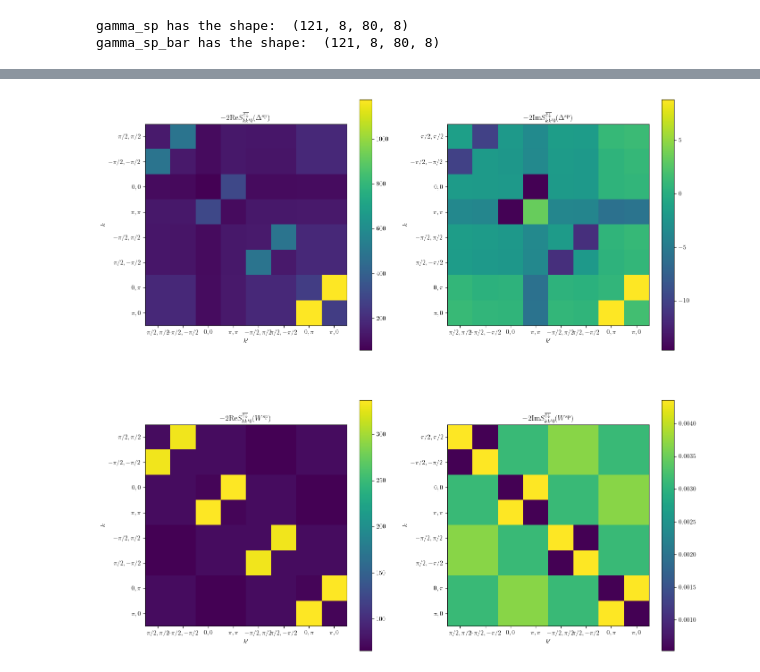
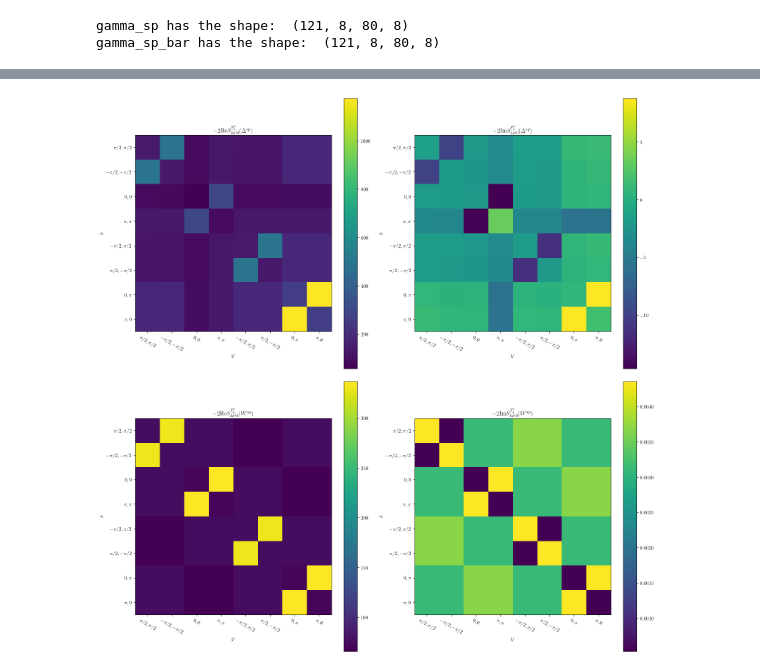
Before and after one commit to yangyu1412/Tc_SBE, a Jupyter notebook: SBE_eigen.ipynb, the cells around one changed output, grey strips where cells are left out. Cells and saved outputs as stored; diff of their text form; code cells hidden in the pictures.

```diff
--- a/SBE_eigen.ipynb
+++ b/SBE_eigen.ipynb
@@ -3,5 +3,4 @@ import numpy as np
 import h5py
 import pandas as pd
 import matplotlib.pyplot as plt
-#set latex
-plt.rc('text', usetex=True)
+plt.rcParams['text.usetex']=True
@@ -354,8 +358,10 @@ for i in range(2):
     for j in range(2):
         axes[i,j].set_xticks(np.arange(len(k_points)))
         axes[i,j].set_yticks(np.arange(len(k_points)))
-        axes[i,j].set_xticklabels(k_points_str)
+        axes[i,j].set_xticklabels(k_points_str, rotation=330)
         axes[i,j].set_yticklabels(k_points_str)
         axes[i,j].set_xlabel("$k'$")
         axes[i,j].set_ylabel("$k$")
+fig.tight_layout()
+fig.savefig("S_si.pdf")
 # %% [output]
@@ -363,32 +369,35 @@ for i in range(2):
 # %%
 q = np.array([0.,0.])
 omega_ind = 0
 nu_ind = 1
 nup_ind = 1
 S_up_down_bar_mat_k_kp = np.array([[S_up_down_bar_sp(omega_ind, q, nu_ind, k, nup_ind, kp) for kp in k_points] for k in k_points])
 S_up_down_bar_mat_k_kp_0 = np.array([[S_up_down_bar_sp_0(omega_ind, q, nu_ind, k, nup_ind, kp) for kp in k_points] for k in k_points])
 
 
 fig, axes = plt.subplots(2,2,figsize=(8*2,8*2))
 im = axes[0,0].imshow(-2*S_up_down_bar_mat_k_kp.real)
 axes[0,0].set_title(r"$-2\mathrm{Re} S_{kk'0}^{\overline{\uparrow\downarrow}}(\Delta^{\mathrm{sp}})$")
 axes[0,0].figure.colorbar(im, ax=axes[0,0])
 im = axes[0,1].imshow(-2*S_up_down_bar_mat_k_kp.imag)
 axes[0,1].set_title(r"$-2\mathrm{Im} S_{kk'0}^{\overline{\uparrow\downarrow}}(\Delta^{\mathrm{sp}})$")
 axes[0,1].figure.colorbar(im, ax=axes[0,1])
 im = axes[1,0].imshow(-2*S_up_down_bar_mat_k_kp_0.real)
 axes[1,0].set_title(r"$-2\mathrm{Re} S_{kk'0}^{\overline{\uparrow\downarrow}}(W^{\mathrm{sp}})$")
 axes[1,0].figure.colorbar(im, ax=axes[1,0])
 im = axes[1,1].imshow(-2*S_up_down_bar_mat_k_kp_0.imag)
 axes[1,1].set_title(r"$-2\mathrm{Im} S_{kk'0}^{\overline{\uparrow\downarrow}}(W^{\mathrm{sp}})$")
 axes[1,1].figure.colorbar(im, ax=axes[1,1])
 for i in range(2):
     for j in range(2):
         axes[i,j].set_xticks(np.arange(len(k_points)))
         axes[i,j].set_yticks(np.arange(len(k_points)))
-        axes[i,j].set_xticklabels(k_points_str)
+        axes[i,j].set_xticklabels(k_points_str, rotation=330)
         axes[i,j].set_yticklabels(k_points_str)
         axes[i,j].set_xlabel("$k'$")
         axes[i,j].set_ylabel("$k$")
+
+fig.tight_layout()
+fig.savefig("S_up_down_bar.pdf")
 # %% [output]
-[figure, old version]
+[figure, new version]
```
Also changed, not shown: parts of 3 cells of this notebook, 3 other files.
